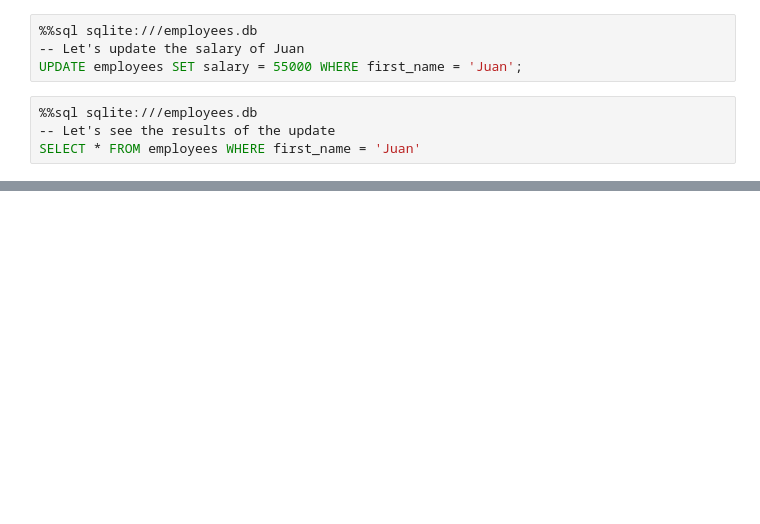
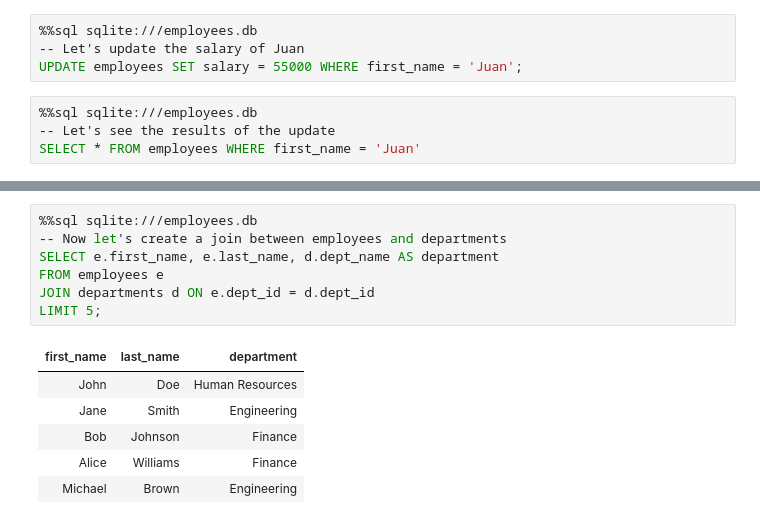
Before and after one commit to ejariza-evowill/python-pre-program, a Jupyter notebook: python_sql_basics.ipynb, the cells around one changed output, grey strips where cells are left out. Saved outputs shown, nothing was run; the diff lists cells and outputs as text; blank space fills up the shorter version.

```diff
--- a/python_sql_basics.ipynb
+++ b/python_sql_basics.ipynb
@@ -442,0 +491,14 @@ SELECT * FROM employees WHERE first_name = 'Juan'
+# %%
+%%sql sqlite:///employees.db
+-- Now let's create a join between employees and departments
+SELECT e.first_name, e.last_name, d.dept_name AS department
+FROM employees e
+JOIN departments d ON e.dept_id = d.dept_id
+LIMIT 5;
+# %% [output]
+| first_name | last_name | department |
+| John | Doe | Human Resources |
+| Jane | Smith | Engineering |
+| Bob | Johnson | Finance |
+| Alice | Williams | Finance |
+| Michael | Brown | Engineering |
```
Also changed, not shown: parts of 16 cells of this notebook.
